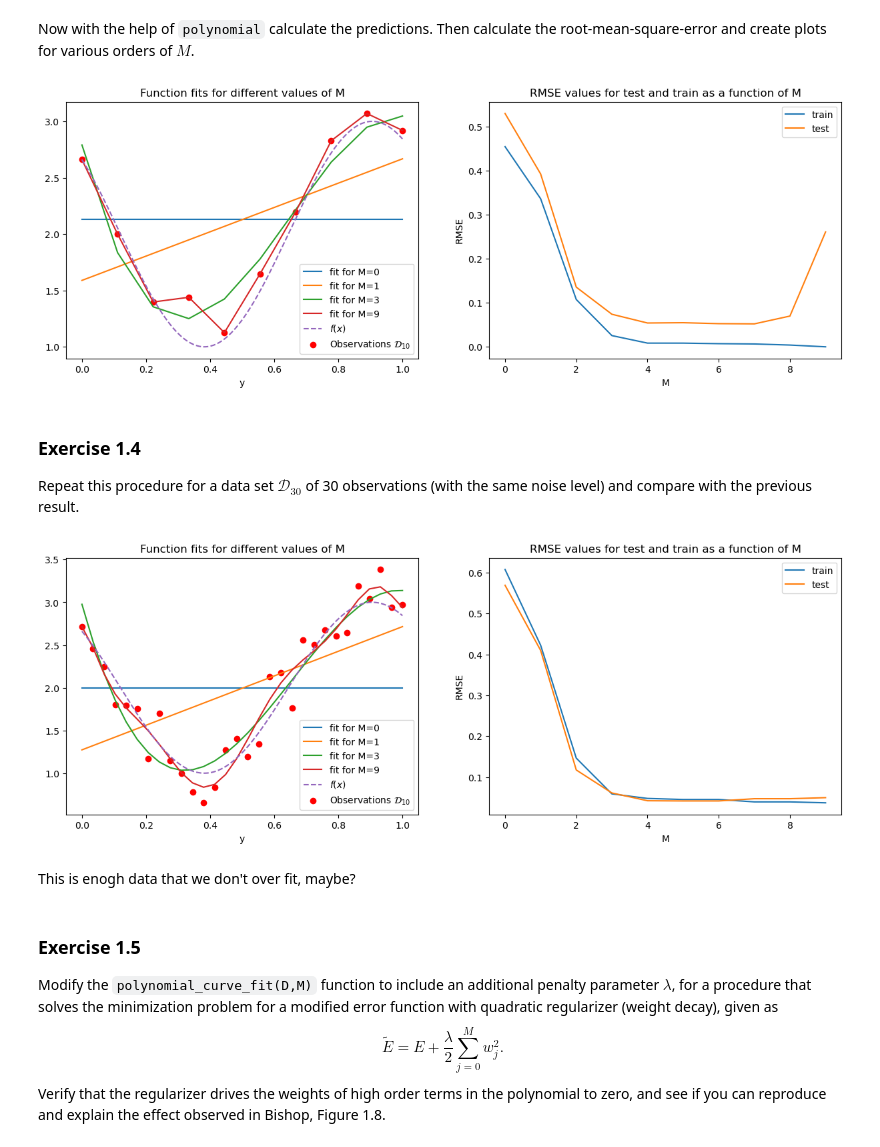
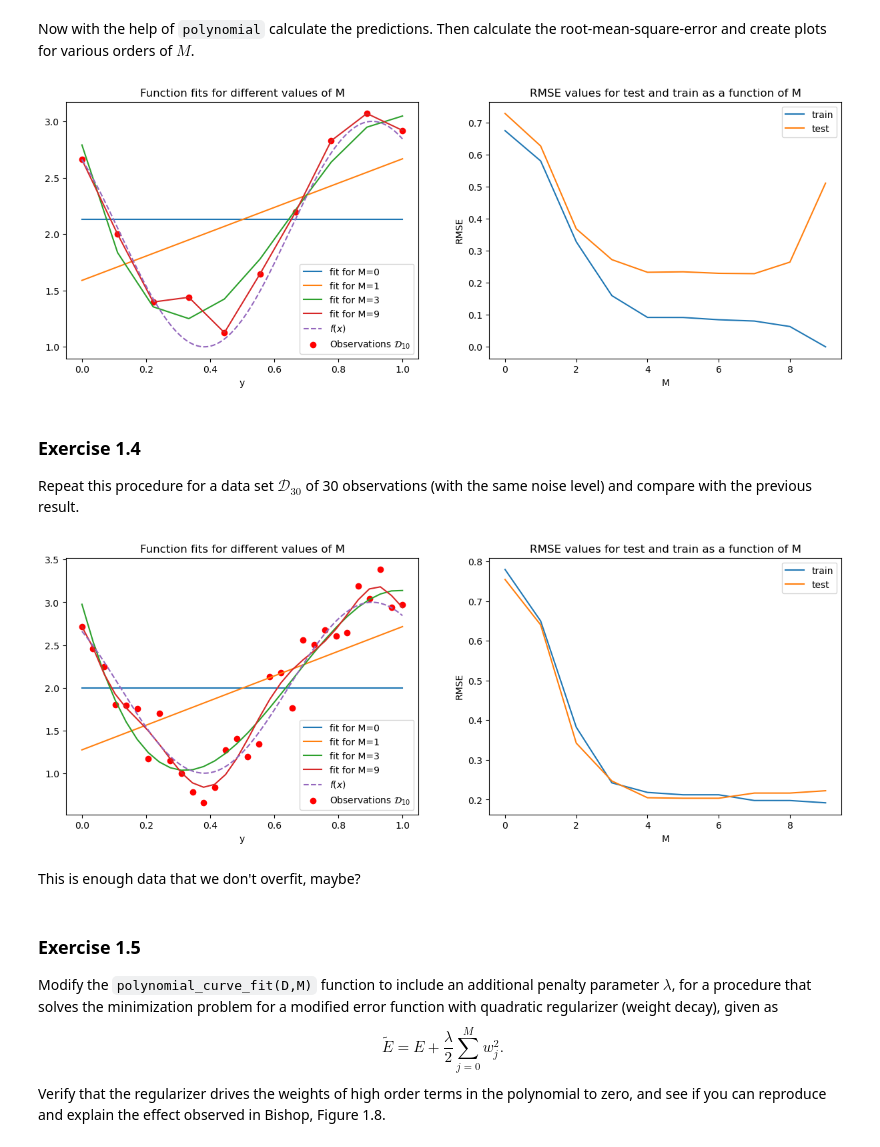
Before and after one commit to meraxion/SML24, a Jupyter notebook: SML24_as01_1.ipynb, the cells around one changed output. Drawn from its saved outputs; the diff is of its cells as text; code cells hidden in the pictures.

```diff
--- a/SML24_as01_1.ipynb
+++ b/SML24_as01_1.ipynb
@@ -236,10 +243,10 @@ def fit_and_analytics(train_data, test_data):
     weights = polynomial_curve_fit(train_data, M)
 
     ys_train = polynomial(train_data[:,0], weights)
-    rms_train = (2*(1/2)*np.sum((ys_train - train_data[:,1])**2))/len(ys_train)
+    rms_train = np.sqrt((2*(1/2)*np.sum((ys_train - train_data[:,1])**2))/len(ys_train))
 
     ys_test = polynomial(test_data[:,0], weights)
-    rms_test = (2*(1/2)*np.sum((ys_test - test_data[:,1])**2))/len(ys_test)
+    rms_test = np.sqrt((2*(1/2)*np.sum((ys_test - test_data[:,1])**2))/len(ys_test))
 
     # plotting the fit (training)
     if M in [0, 1, 3, 9]:
@@ -249,34 +256,34 @@ def fit_and_analytics(train_data, test_data):
     rms_trains.append(rms_train)
     rms_tests.append(rms_test)
 
   # Plotting the function:
   xs = np.linspace(0,1, 10_000)
   ys = np.asarray(f(xs))
 
   ax1.plot(xs, ys, "--", label="$f(x)$")
   # Plotting the observations:
   ax1.scatter(X_train, t_train, color="red", label=r"Observations $\mathcal{D}_{10}$")
 
   # plotting the RMSEs as a function of M:
   ax2.plot(fits, rms_trains, label = "train")
   ax2.plot(fits, rms_tests , label = "test" )
 
   ax1.legend()
   ax2.legend()
 
   ax1.set_title("Function fits for different values of M")
   ax1.set_xlabel("x")
   ax1.set_xlabel("y")
 
   ax2.set_title("RMSE values for test and train as a function of M")
   ax2.set_xlabel("M")
   ax2.set_ylabel("RMSE")
 
 plt.show()
 
 fit_and_analytics(D_train, D_test)
 # %% [output]
-[figure, old version]
+[figure, new version]
 # %% [markdown]
 ### Exercise 1.4
 Repeat this procedure for a data set $\mathcal{D}_{30}$ of 30 observations (with the same noise level) and compare with the previous result.
@@ -296,9 +303,9 @@ D_test = np.asarray([X_test, t_test]).T
 
 fit_and_analytics(D_train, D_test)
 # %% [output]
-[figure, old version]
+[figure, new version]
 # %% [markdown]
-This is enogh data that we don't over fit, maybe?
+This is enough data that we don't overfit, maybe?
 # %% [markdown]
 ### Exercise 1.5
 Modify the `polynomial_curve_fit(D,M)` function to include an additional penalty parameter $\lambda$, for a procedure that solves the minimization problem for a modified error function with quadratic regularizer (weight decay), given as
```
Also changed, not shown: parts of 6 cells of this notebook.
